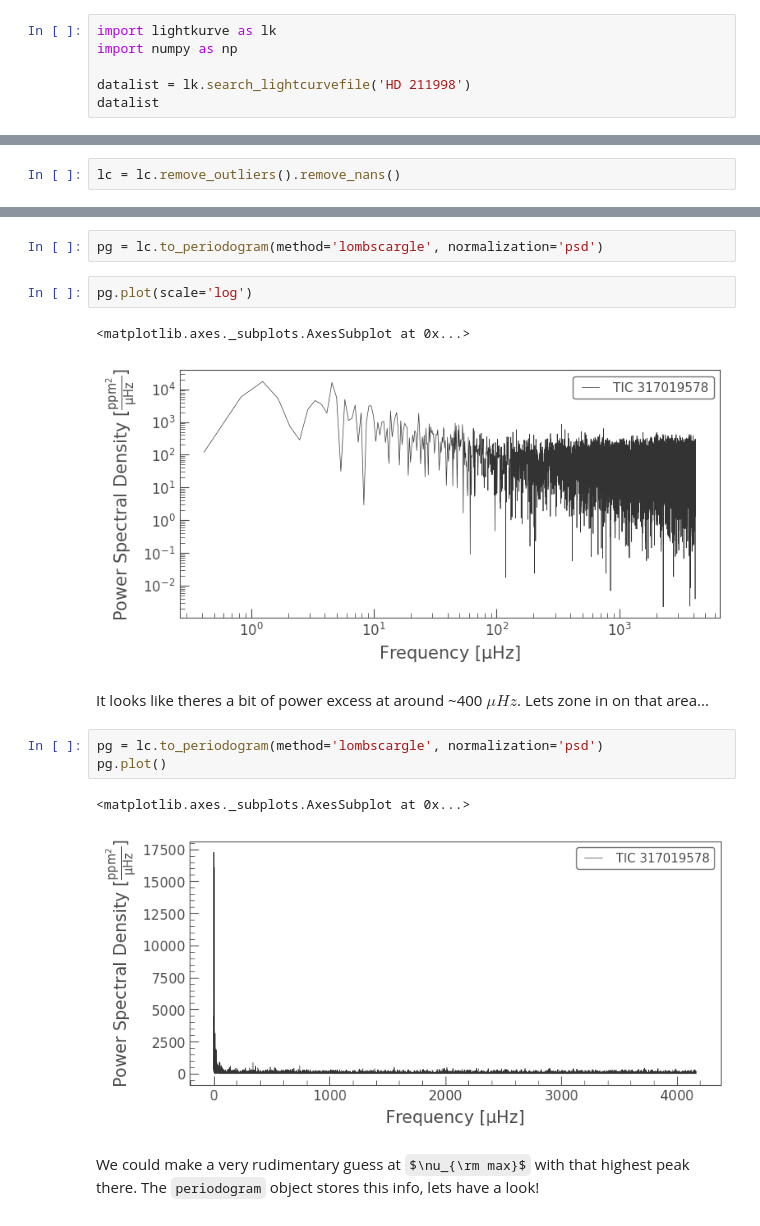
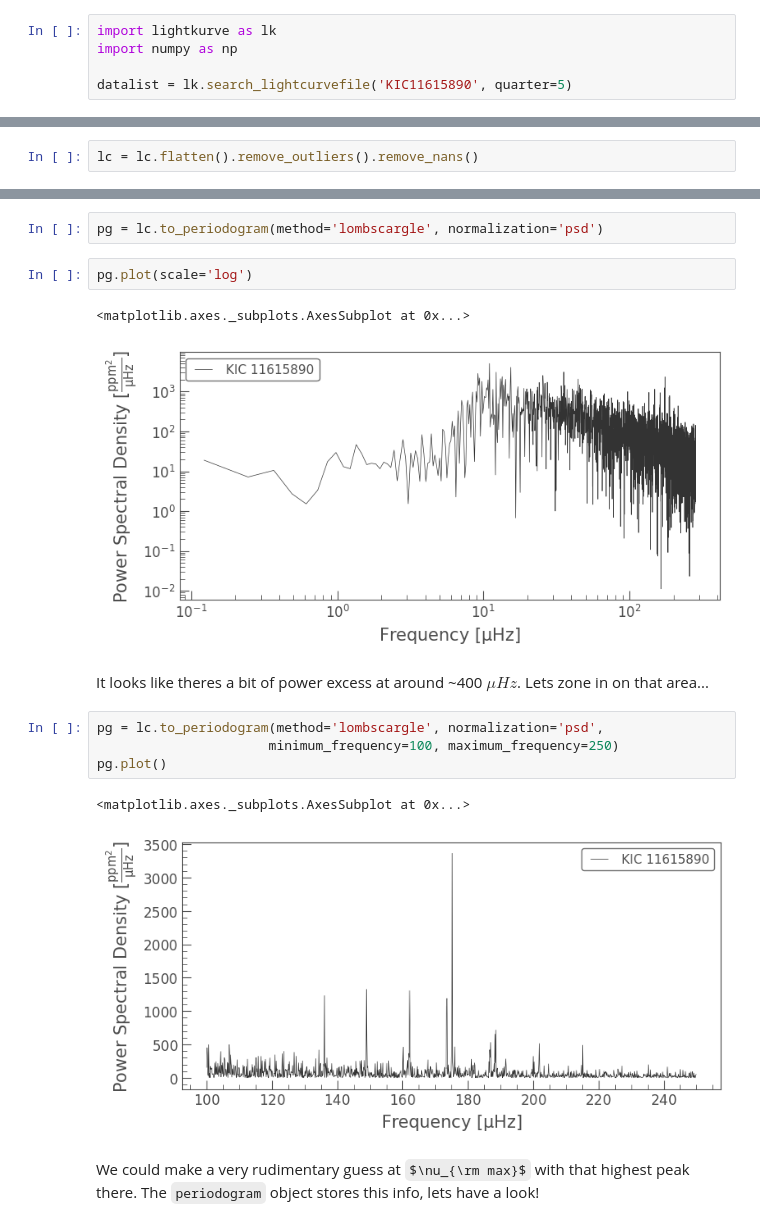
Before and after one commit to ojhall94/TASC5_lightkurve, a Jupyter notebook: Notebooks/TOI-197-example.ipynb, the cells around one changed output, grey strips where cells are left out. Saved outputs shown, nothing was run; the diff lists cells and outputs as text; some formulas as TeX source.

```diff
--- a/Notebooks/TOI-197-example.ipynb
+++ b/Notebooks/TOI-197-example.ipynb
@@ -8,5 +8,4 @@ In this notebook we will go through step-by-step from TESS data to a rudimentary
 import lightkurve as lk
 import numpy as np
 
-datalist = lk.search_lightcurvefile('HD 211998')
-datalist
+datalist = lk.search_lightcurvefile('KIC11615890', quarter=5)
@@ -19,7 +12,7 @@ target_name                     productFilename                     description
 # %%
 lc = datalist.download().PDCSAP_FLUX
 # %%
-lc = lc.remove_outliers().remove_nans()
+lc = lc.flatten().remove_outliers().remove_nans()
 # %%
 lc.plot()
 # %% [output]
@@ -33,15 +26,16 @@ pg = lc.to_periodogram(method='lombscargle', normalization='psd')
 pg.plot(scale='log')
 # %% [output]
 <matplotlib.axes._subplots.AxesSubplot at 0x...>
-[figure, old version]
+[figure, new version]
 # %% [markdown]
 It looks like theres a bit of power excess at around ~400 $\mu Hz$. Lets zone in on that area...
 # %%
-pg = lc.to_periodogram(method='lombscargle', normalization='psd')
+pg = lc.to_periodogram(method='lombscargle', normalization='psd',
+                      minimum_frequency=100, maximum_frequency=250)
 pg.plot()
 # %% [output]
 <matplotlib.axes._subplots.AxesSubplot at 0x...>
-[figure, old version]
+[figure, new version]
 # %% [markdown]
 We could make a very rudimentary guess at $\nu_{\rm max}$ with that highest peak there. The `periodogram` object stores this info, lets have a look!
 # %%
```
Also changed, not shown: parts of 7 cells of this notebook.
